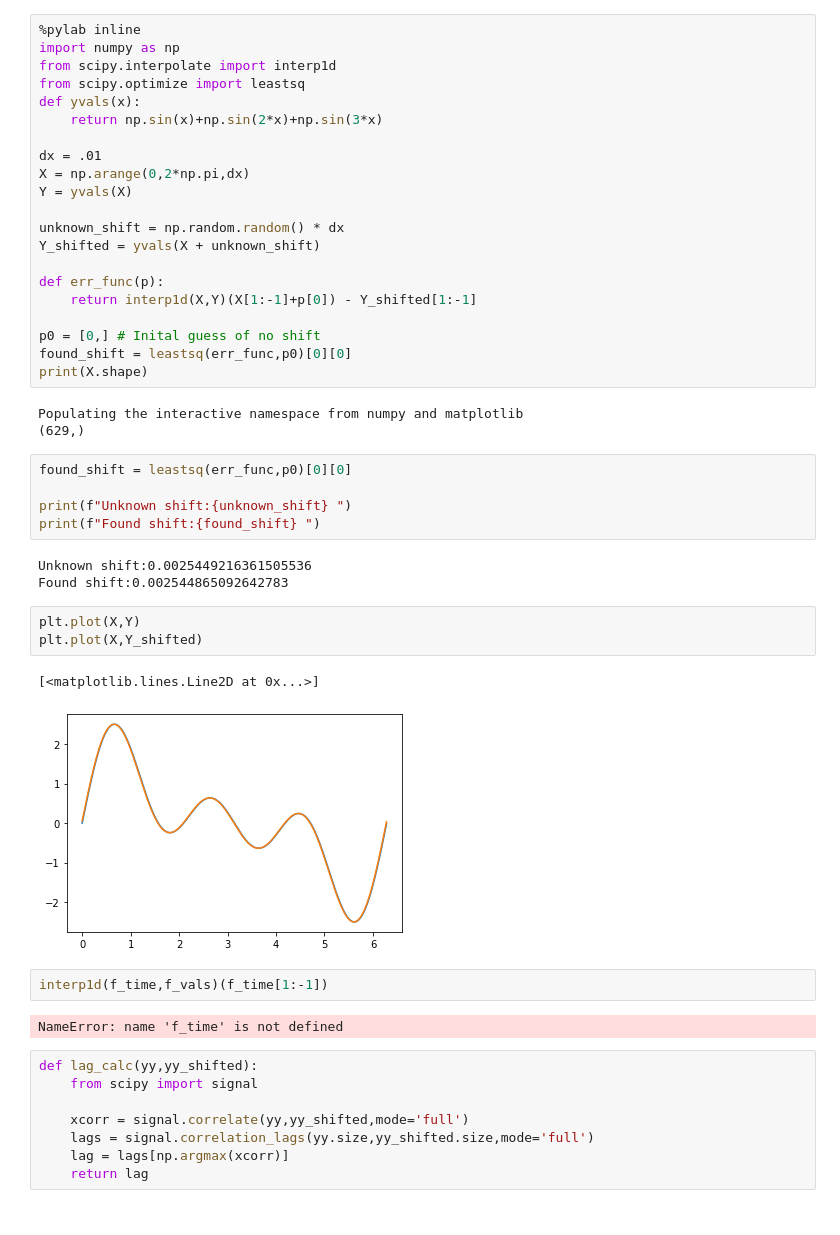
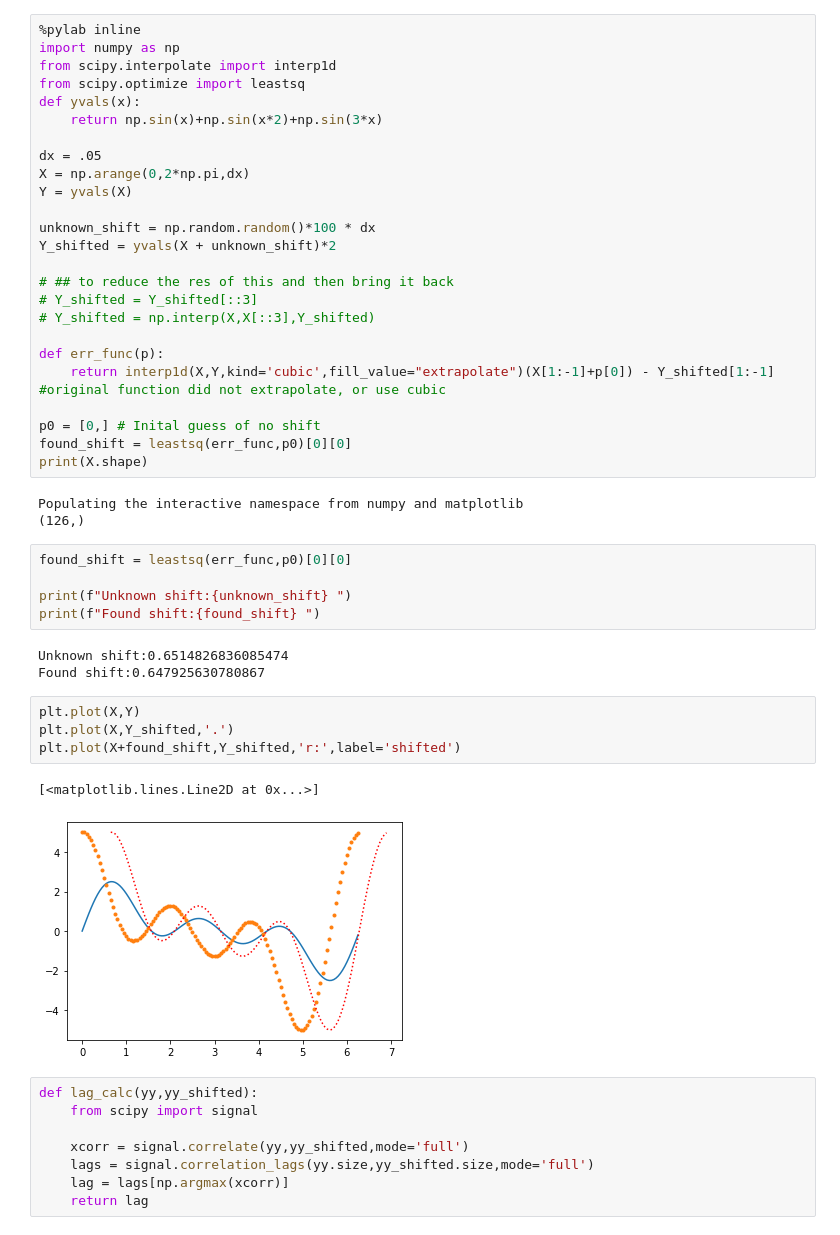
Before and after one commit to neuralabc/spft-java, a Jupyter notebook: spft/ComputingBxMetrics_testing.ipynb, the cells around one changed output. Cells and saved outputs as stored; diff of their text form.

Commit message:
updated temporal shift testing

```diff
--- a/spft/ComputingBxMetrics_testing.ipynb
+++ b/spft/ComputingBxMetrics_testing.ipynb
@@ -4,42 +4,43 @@ import numpy as np
 from scipy.interpolate import interp1d
 from scipy.optimize import leastsq
 def yvals(x):
-    return np.sin(x)+np.sin(2*x)+np.sin(3*x)
+    return np.sin(x)+np.sin(x*2)+np.sin(3*x)
 
-dx = .01
+dx = .05
 X = np.arange(0,2*np.pi,dx)
 Y = yvals(X)
 
-unknown_shift = np.random.random() * dx
-Y_shifted = yvals(X + unknown_shift)
+unknown_shift = np.random.random()*100 * dx
+Y_shifted = yvals(X + unknown_shift)*2
+
+# ## to reduce the res of this and then bring it back
+# Y_shifted = Y_shifted[::3]
+# Y_shifted = np.interp(X,X[::3],Y_shifted)
 
 def err_func(p):
-    return interp1d(X,Y)(X[1:-1]+p[0]) - Y_shifted[1:-1]
+    return interp1d(X,Y,kind='cubic',fill_value="extrapolate")(X[1:-1]+p[0]) - Y_shifted[1:-1] #original function did not extrapolate, or use cubic
 
 p0 = [0,] # Inital guess of no shift
 found_shift = leastsq(err_func,p0)[0][0]
 print(X.shape)
 # %% [output]
 Populating the interactive namespace from numpy and matplotlib
-(629,)
+(126,)
 # %%
 found_shift = leastsq(err_func,p0)[0][0]
 
 print(f"Unknown shift:{unknown_shift} ")
 print(f"Found shift:{found_shift} ")
 # %% [output]
-Unknown shift:0.0025449216361505536
-Found shift:0.002544865092642783
+Unknown shift:0.6514826836085474
+Found shift:0.647925630780867
 # %%
 plt.plot(X,Y)
-plt.plot(X,Y_shifted)
+plt.plot(X,Y_shifted,'.')
+plt.plot(X+found_shift,Y_shifted,'r:',label='shifted')
 # %% [output]
 [<matplotlib.lines.Line2D at 0x...>]
-[figure, old version]
+[figure, new version]
-# %%
-interp1d(f_time,f_vals)(f_time[1:-1])
-# %% [output]
-NameError: name 'f_time' is not defined
 # %%
 def lag_calc(yy,yy_shifted):
     from scipy import signal
```
